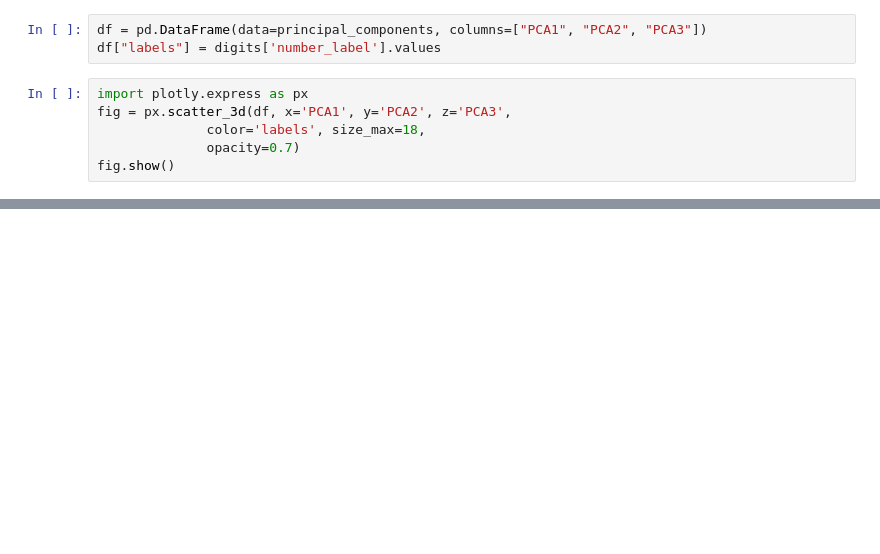
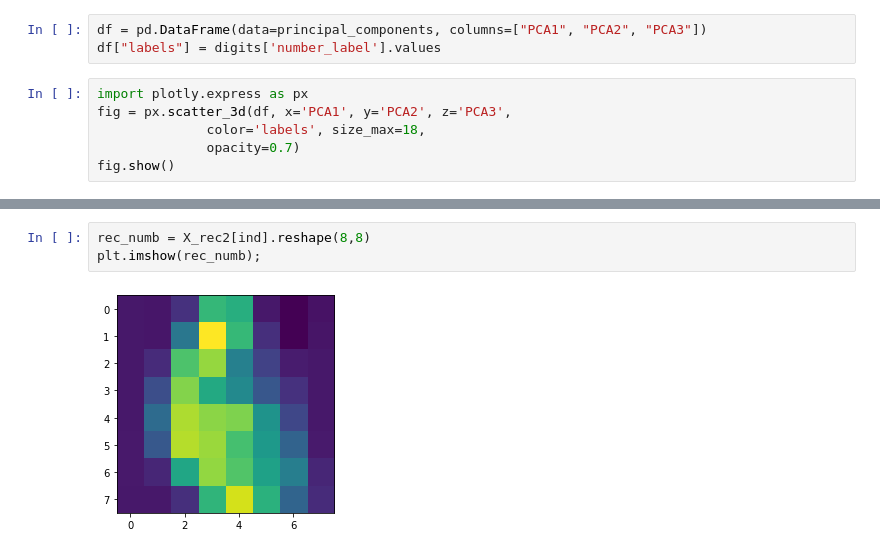
Before and after one commit to SimRey/Machine-Learning, a Jupyter notebook: Unsupervised Learning/Principal Component Analysis/Ex1.ipynb, the cells around one changed output, grey strips where cells are left out. Drawn from its saved outputs; the diff is of its cells as text; blank space fills up the shorter version.

```diff
--- a/Unsupervised Learning/Principal Component Analysis/Ex1.ipynb
+++ b/Unsupervised Learning/Principal Component Analysis/Ex1.ipynb
@@ -152,0 +171,5 @@ fig.show()
+# %%
+rec_numb = X_rec2[ind].reshape(8,8)
+plt.imshow(rec_numb);
+# %% [output]
+[figure, added]
```
Also changed, not shown: parts of 5 cells of this notebook, 2 other files.
